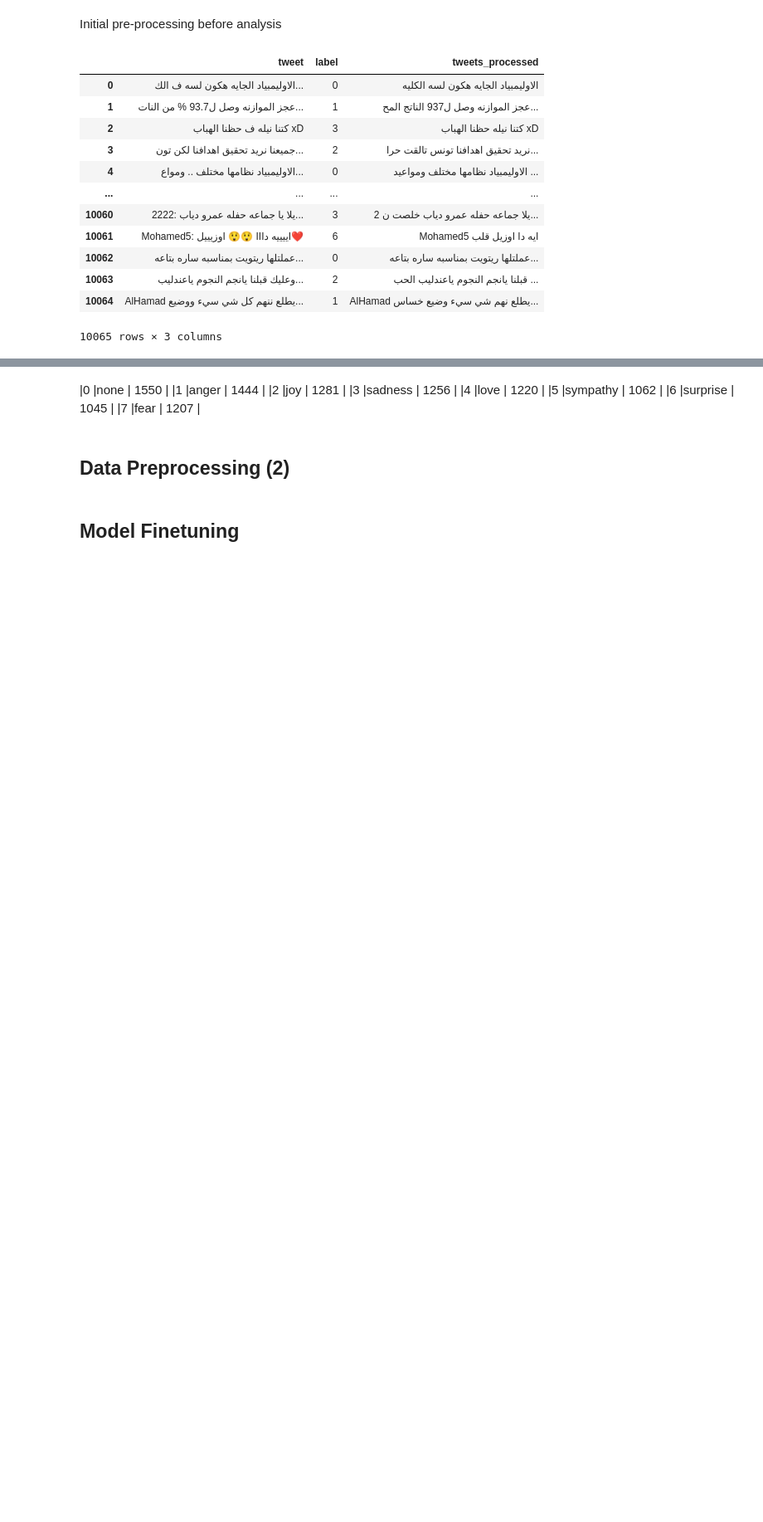
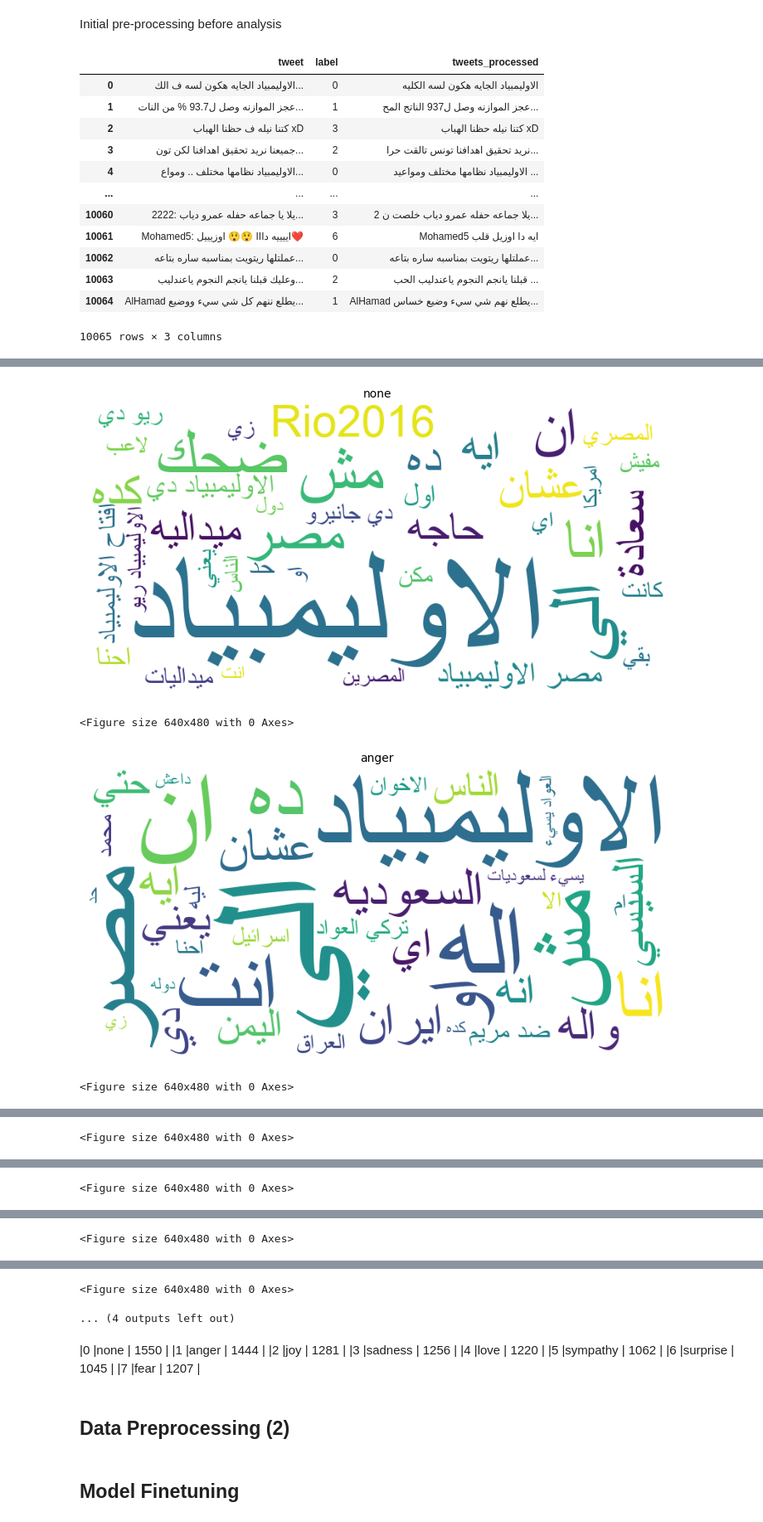
Before and after one commit to mareloraby/ArabicNLPProject, a Jupyter notebook: emar2.ipynb, the cells around one changed output, grey strips where cells are left out. Shown at 83% size. Cells and saved outputs as stored; diff of their text form; code cells hidden in the pictures; blank space fills up the shorter version.

Commit message:
Wordclouds added

```diff
--- a/emar2.ipynb
+++ b/emar2.ipynb
@@ -215,0 +253,9 @@ df.head(40)
+# %%
+mapping_labels = {0:'none',
+1:'anger' ,
+2:'joy',
+3:'sadness',
+4:'love' ,
+5:'sympathy',
+6:'surprise',
+7:'fear'}
@@ -216,15 +323,13 @@ df.head(40)
 # %%
-# grouped = df.groupby('label')
-# for label, group in grouped:
-#     text = ' '.join(group['tweets_processed'])
+grouped = df.groupby('label')
+
+for label, group in grouped:
+    text = ' '.join(group['tweets_processed'])
 #     text = emoji.replace_emoji(text, replace='', version=-1)
-#     reshaped_text = arabic_reshaper.reshape(text)
-#     bidi_text = get_display(reshaped_text)
-#     wordcloud = WordCloud(font_path='/kaggle/input/arabic-character-format/NotoNaskhArabic-Regular.ttf').generate(bidi_text)
-#     wordcloud.to_file("worCloud.png")
-#     plt.figure(figsize = (8, 8), facecolor = None)
-#     plt.imshow(wordcloud)
-#     plt.axis("off")
-#     plt.tight_layout(pad = 0)
-#     plt.title(label)
-#     plt.show()
+    generateWordCloud(label, text)
+    reshaped_text = arabic_reshaper.reshape(text)
+# %% [output]
+[figure, added]
+<Figure size 640x480 with 0 Axes>
+[figure, added]
+<Figure size 640x480 with 0 Axes>
@@ -230,0 +337 @@ df.head(40)
+<Figure size 640x480 with 0 Axes>
@@ -230,0 +339 @@ df.head(40)
+<Figure size 640x480 with 0 Axes>
@@ -230,0 +341 @@ df.head(40)
+<Figure size 640x480 with 0 Axes>
@@ -230,0 +343,2 @@ df.head(40)
+<Figure size 640x480 with 0 Axes>
+... (4 outputs left out)
```
Also changed, not shown: parts of 9 cells of this notebook.
